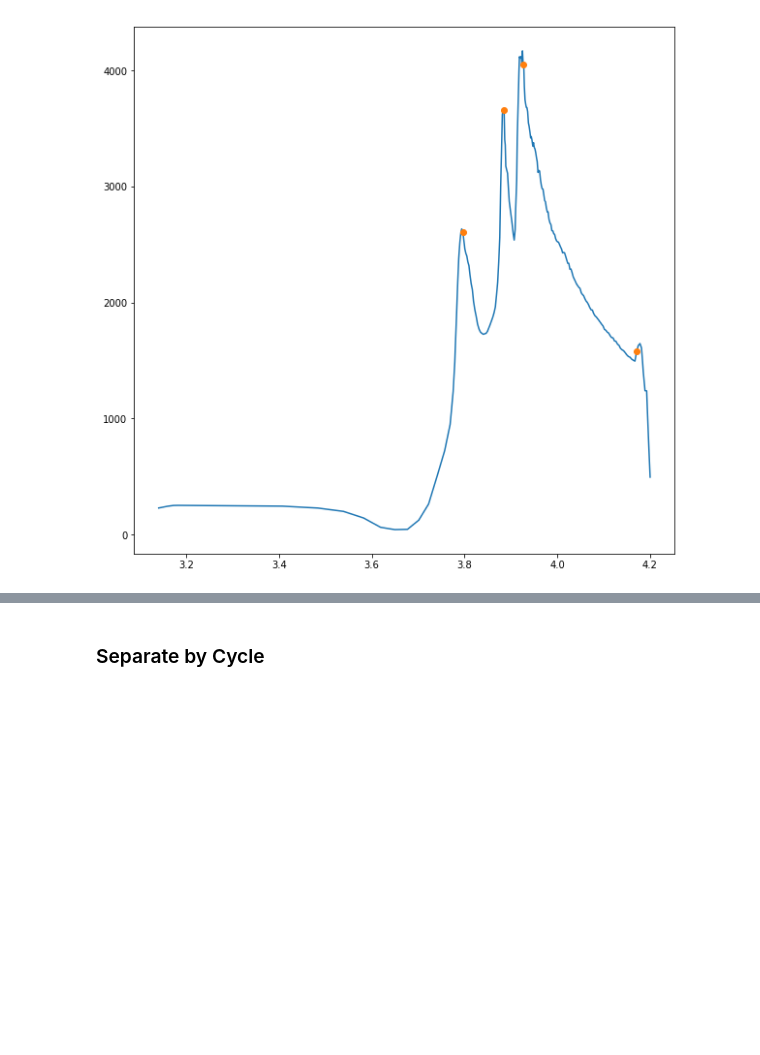
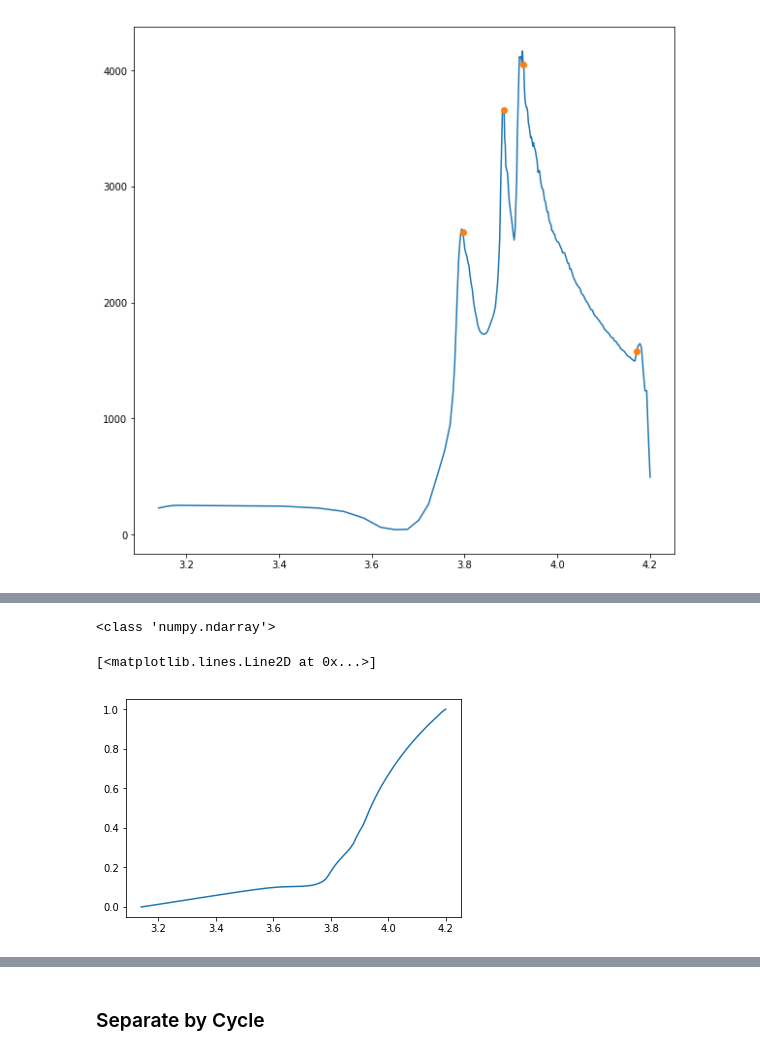
Before and after one commit to nicolet5/DiffCapAnalyzer, a Jupyter notebook: ourproject/GaussianPeakFitting.ipynb, the cells around one changed output, grey strips where cells are left out. Saved outputs shown, nothing was run; the diff lists cells and outputs as text; code cells hidden in the pictures; blank space fills up the shorter version.

```diff
--- a/ourproject/GaussianPeakFitting.ipynb
+++ b/ourproject/GaussianPeakFitting.ipynb
@@ -261,0 +376,24 @@ Seems to work! Conclusion: https://blog.ytotech.com/2015/11/01/findpeaks-in-pyth
+# %%
+def inverse_CDF(sigy,edge):
+    sigy = sigy.as_matrix()
+    edge = edge.as_matrix()
+    his = sigy[:-1]
+
+    cdf_bins = np.cumsum(his * np.diff(edge))
+    print(type(cdf_bins))
+    cdf_bins = np.insert(cdf_bins, 0, 0)
+
+    cdf_bins = cdf_bins/cdf_bins[-1]
+
+    cdf = scipy.interpolate.interp1d(edge, cdf_bins)
+    inv_cdf = scipy.interpolate.interp1d(cdf_bins, edge)
+
+    return [cdf,inv_cdf]
+# %%
+[cdf, inv_cdf] = inverse_CDF(sigy, sigx)
+x = np.linspace(np.min(sigx.as_matrix()), np.max(sigx.as_matrix()), num=100)
+plt.plot(x, cdf(x))
+# %% [output]
+<class 'numpy.ndarray'>
+[<matplotlib.lines.Line2D at 0x...>]
+[figure, added]
```
Also changed, not shown: parts of 12 cells of this notebook.
